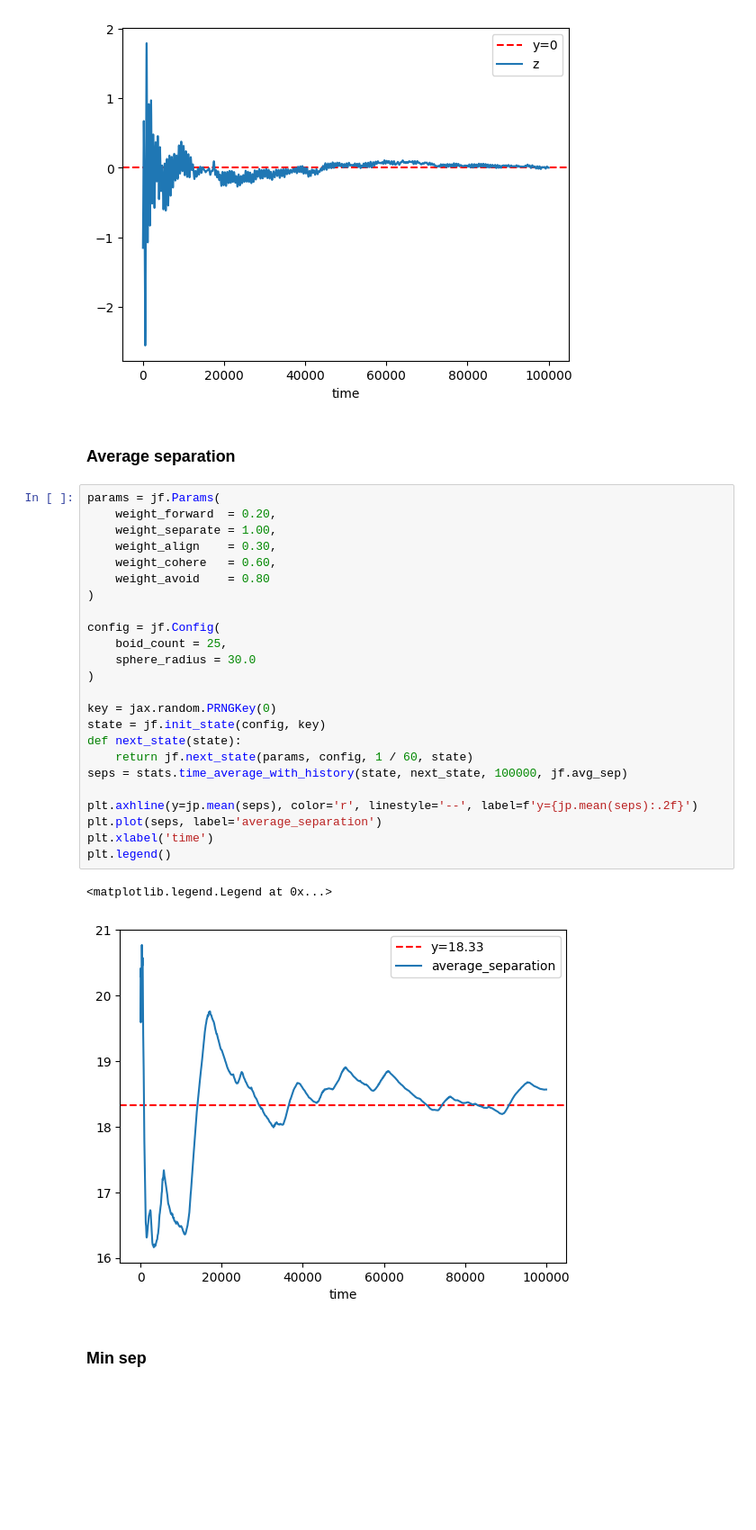
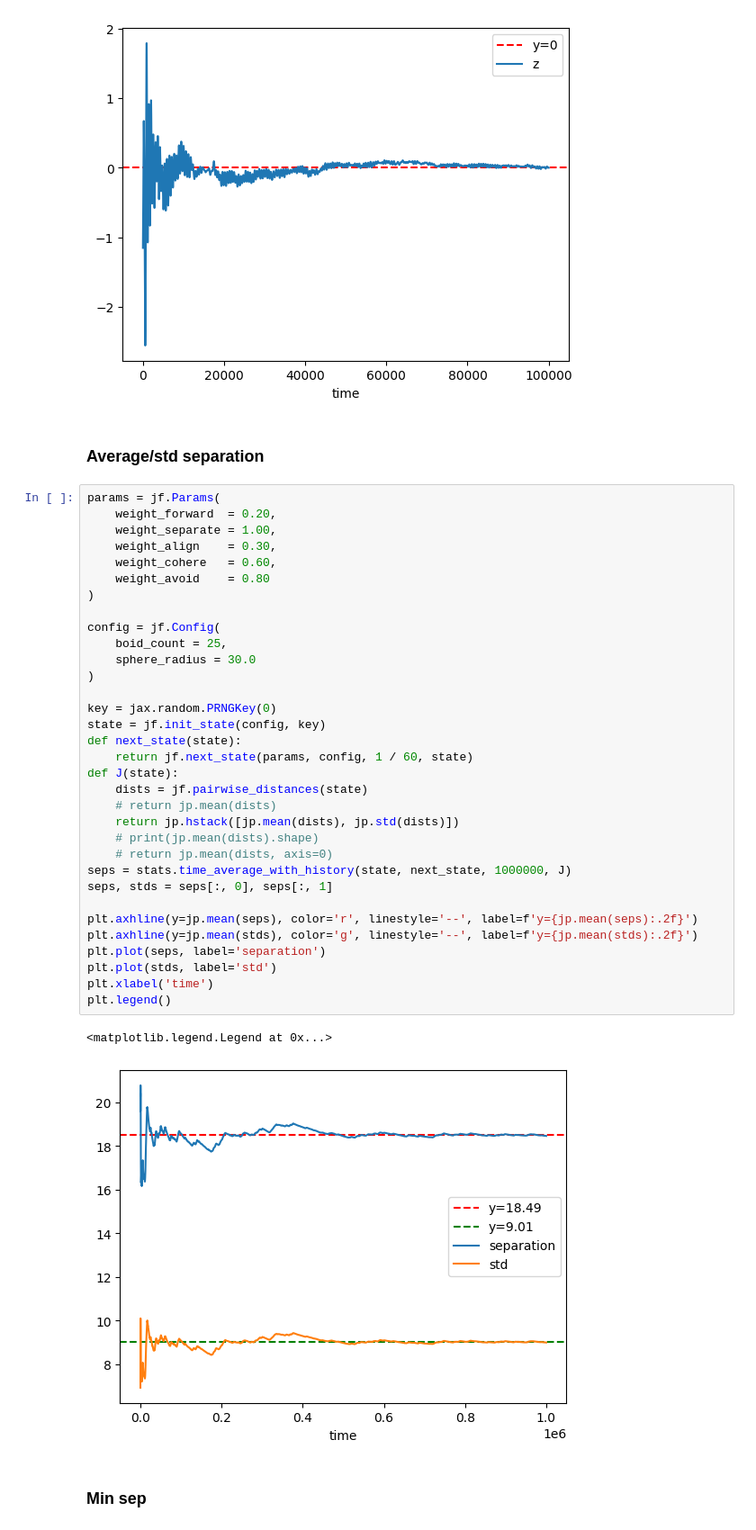
Before and after one commit to matthewshang/flock, a Jupyter notebook: ergodic.ipynb, the cells around one changed output. Shown at 90% size. Saved outputs shown, nothing was run; the diff lists cells and outputs as text; blank space fills up the shorter version.

Commit message:
Make time_average_with_history work with multiple dims

```diff
--- a/ergodic.ipynb
+++ b/ergodic.ipynb
@@ -41,34 +41,43 @@ plt.legend()
 <matplotlib.legend.Legend at 0x...>
 [figure]
 # %% [markdown]
-### Average separation
+### Average/std separation
 # %%
 params = jf.Params(
     weight_forward  = 0.20,
     weight_separate = 1.00,
     weight_align    = 0.30,
     weight_cohere   = 0.60,
     weight_avoid    = 0.80
 )
 
 config = jf.Config(
     boid_count = 25,
     sphere_radius = 30.0
 )
 
 key = jax.random.PRNGKey(0)
 state = jf.init_state(config, key)
 def next_state(state):
     return jf.next_state(params, config, 1 / 60, state)
-seps = stats.time_average_with_history(state, next_state, 100000, jf.avg_sep)
+def J(state):
+    dists = jf.pairwise_distances(state)
+    # return jp.mean(dists)
+    return jp.hstack([jp.mean(dists), jp.std(dists)])
+    # print(jp.mean(dists).shape)
+    # return jp.mean(dists, axis=0)
+seps = stats.time_average_with_history(state, next_state, 1000000, J)
+seps, stds = seps[:, 0], seps[:, 1]
 
 plt.axhline(y=jp.mean(seps), color='r', linestyle='--', label=f'y={jp.mean(seps):.2f}')
-plt.plot(seps, label='average_separation')
+plt.axhline(y=jp.mean(stds), color='g', linestyle='--', label=f'y={jp.mean(stds):.2f}')
+plt.plot(seps, label='separation')
+plt.plot(stds, label='std')
 plt.xlabel('time')
 plt.legend()
 # %% [output]
 <matplotlib.legend.Legend at 0x...>
-[figure, old version]
+[figure, new version]
 # %% [markdown]
 ### Min sep
 # %%
```
Also changed, not shown: 1 other file.
